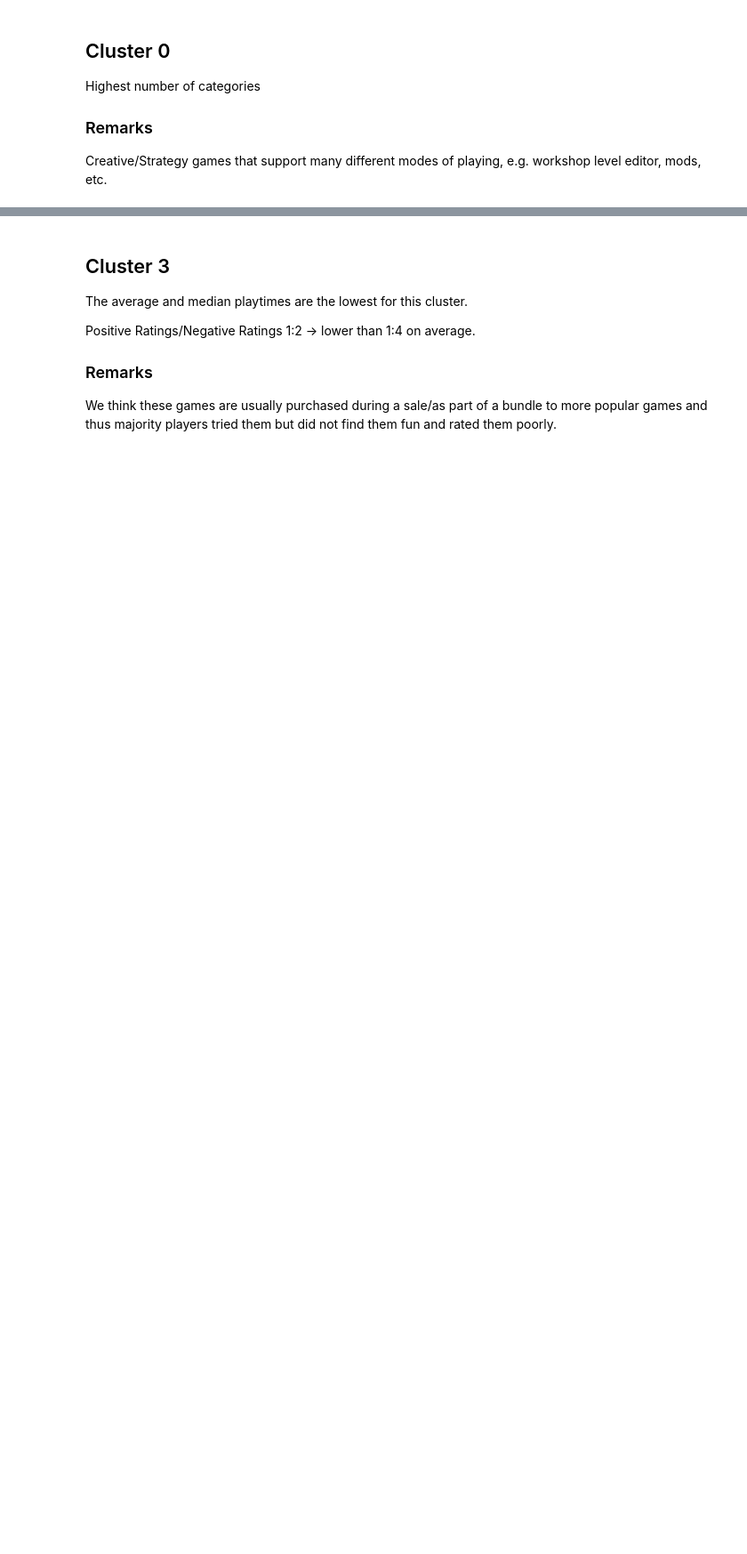
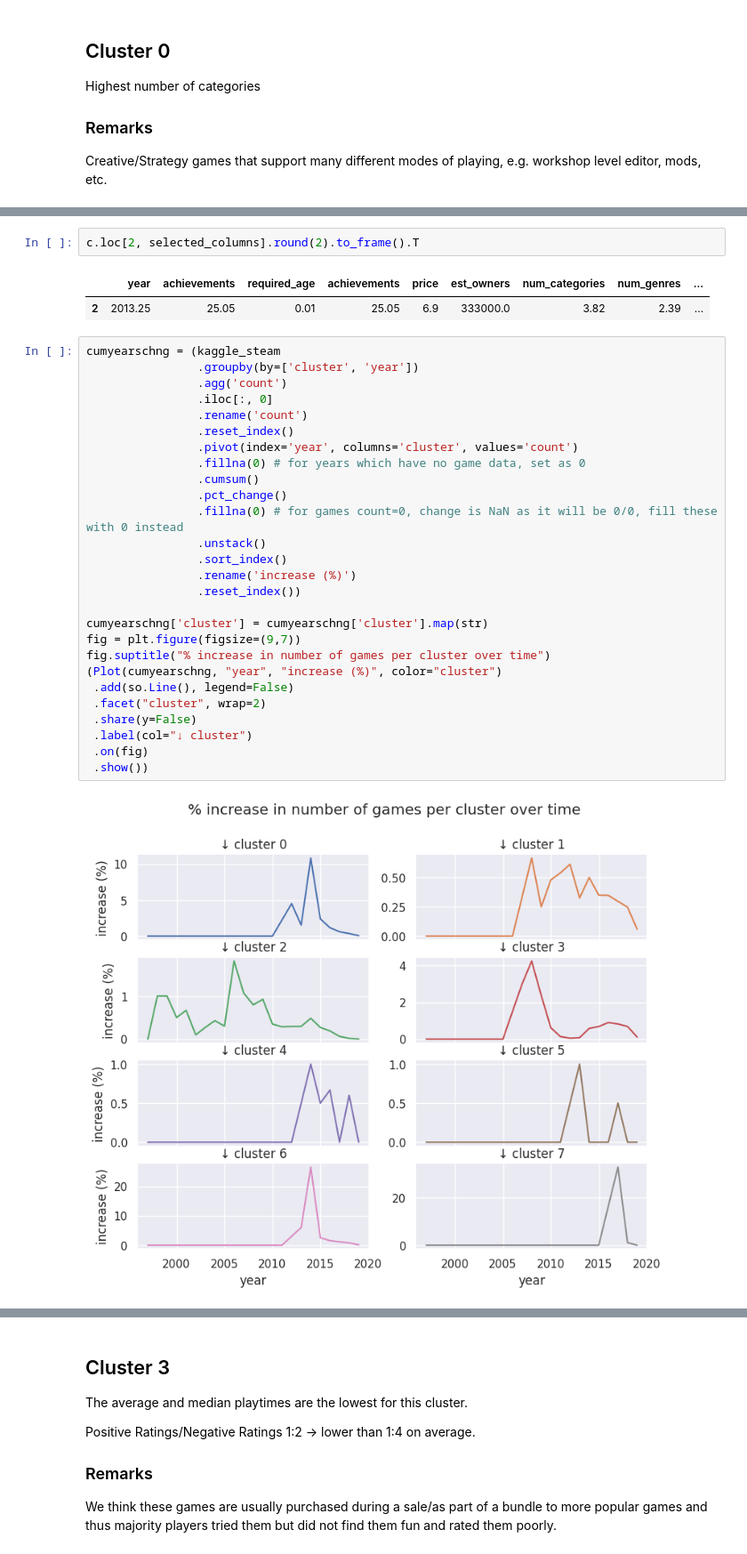
Before and after one commit to nefelibata28/usg, a Jupyter notebook: notebooks/data_cleaning.ipynb, the cells around one changed output, grey strips where cells are left out. Shown at 89% size. Cells and saved outputs as stored; diff of their text form; blank space fills up the shorter version.

```diff
--- a/notebooks/data_cleaning.ipynb
+++ b/notebooks/data_cleaning.ipynb
@@ -896,0 +874,34 @@ kaggle_steam[selector].sample(30) # .sort_values(by='est_owners', ascending=Fals
+# %%
+c.loc[2, selected_columns].round(2).to_frame().T
+# %% [output]
+|  | year | achievements | required_age | achievements | price | est_owners | num_categories | num_genres | ... |
+| 2 | 2013.25 | 25.05 | 0.01 | 25.05 | 6.9 | 333000.0 | 3.82 | 2.39 | ... |
+# %%
+cumyearschng = (kaggle_steam
+                .groupby(by=['cluster', 'year'])
+                .agg('count')
+                .iloc[:, 0]
+                .rename('count')
+                .reset_index()
+                .pivot(index='year', columns='cluster', values='count')
+                .fillna(0) # for years which have no game data, set as 0
+                .cumsum()
+                .pct_change()
+                .fillna(0) # for games count=0, change is NaN as it will be 0/0, fill these with 0 instead
+                .unstack()
+                .sort_index()
+                .rename('increase (%)')
+                .reset_index())
+
+cumyearschng['cluster'] = cumyearschng['cluster'].map(str)
+fig = plt.figure(figsize=(9,7))
+fig.suptitle("% increase in number of games per cluster over time")
+(Plot(cumyearschng, "year", "increase (%)", color="cluster")
+ .add(so.Line(), legend=False)
+ .facet("cluster", wrap=2)
+ .share(y=False)
+ .label(col="↓ cluster")
+ .on(fig)
+ .show())
+# %% [output]
+[figure, added]
```
Also changed, not shown: parts of 43 cells of this notebook, 2 other files.
